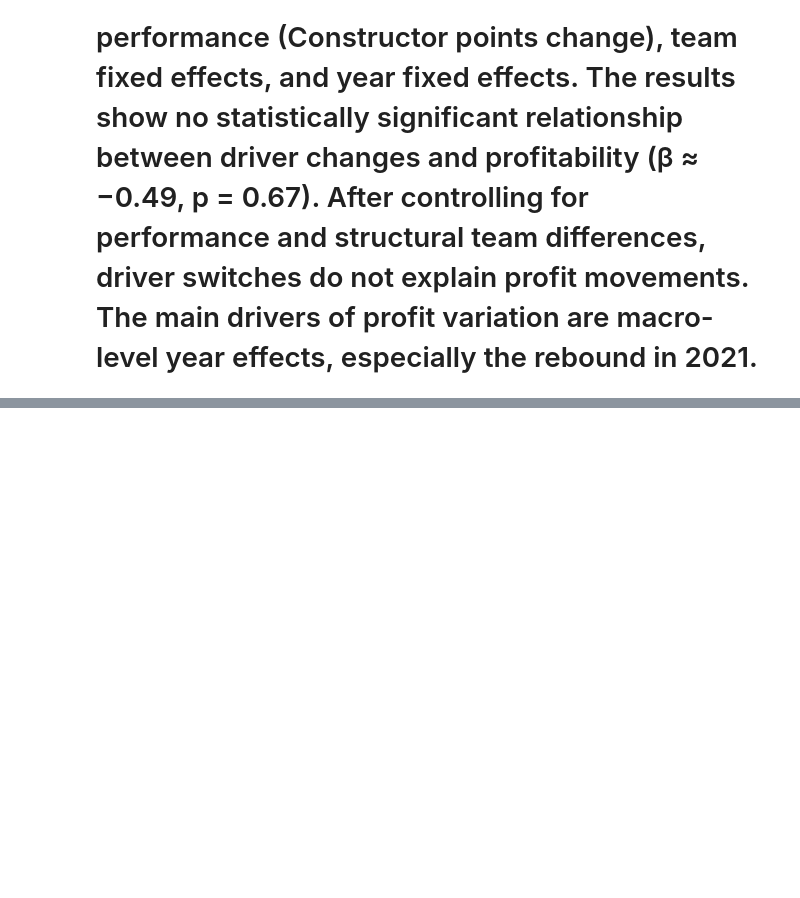
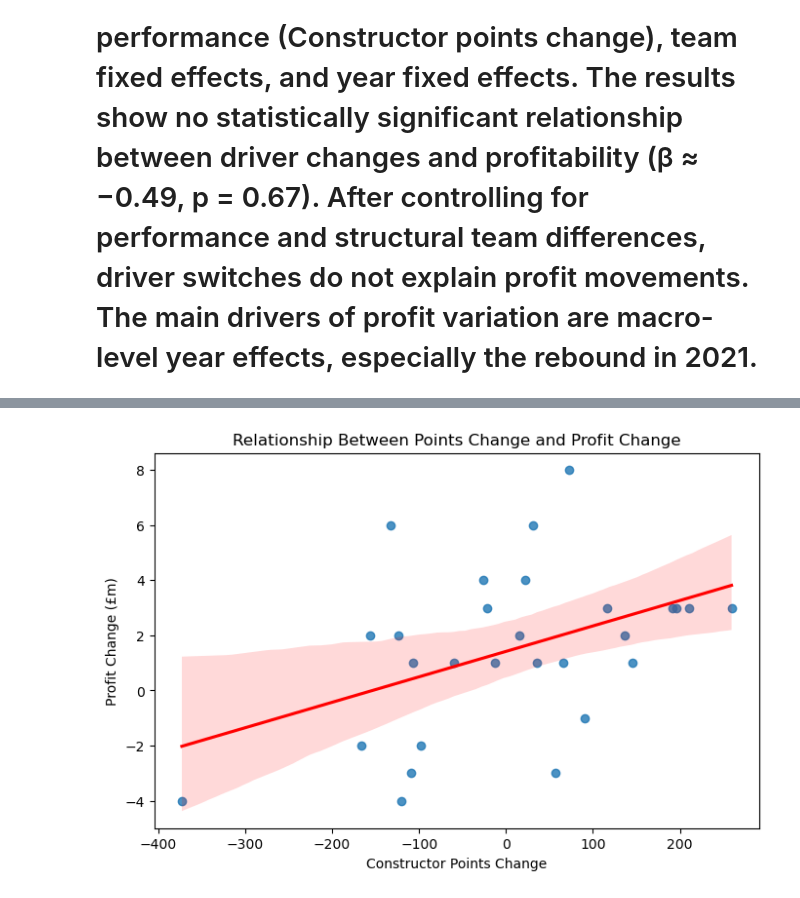
Before and after one commit to messymoose/ECON570, a Jupyter notebook: F1/final_project.ipynb, the cells around one changed output, grey strips where cells are left out. Drawn from its saved outputs; the diff is of its cells as text; code cells hidden in the pictures; blank space fills up the shorter version.

```diff
--- a/F1/final_project.ipynb
+++ b/F1/final_project.ipynb
@@ -435,0 +451,10 @@ strong multicollinearity or other numerical problems.
+# %%
+plt.figure(figsize=(8,5))
+sns.regplot(data=reg_data, x="points_change", y="profit_change",
+            scatter_kws={"alpha":0.8}, line_kws={"color":"red"})
+plt.xlabel("Constructor Points Change")
+plt.ylabel("Profit Change (£m)")
+plt.title("Relationship Between Points Change and Profit Change")
+plt.show()
+# %% [output]
+[figure, added]
```
Also changed, not shown: parts of 9 cells of this notebook.
